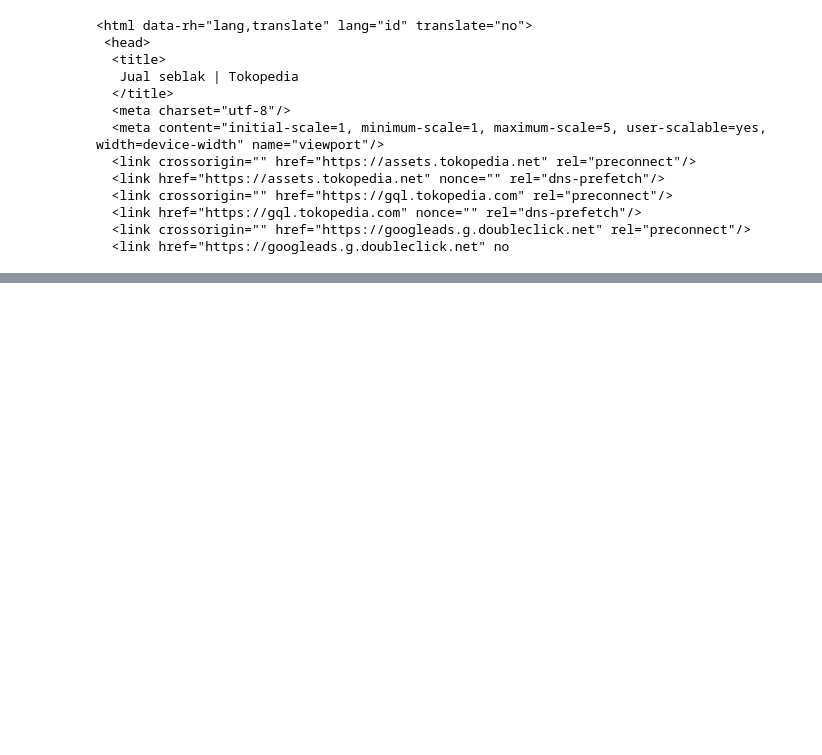
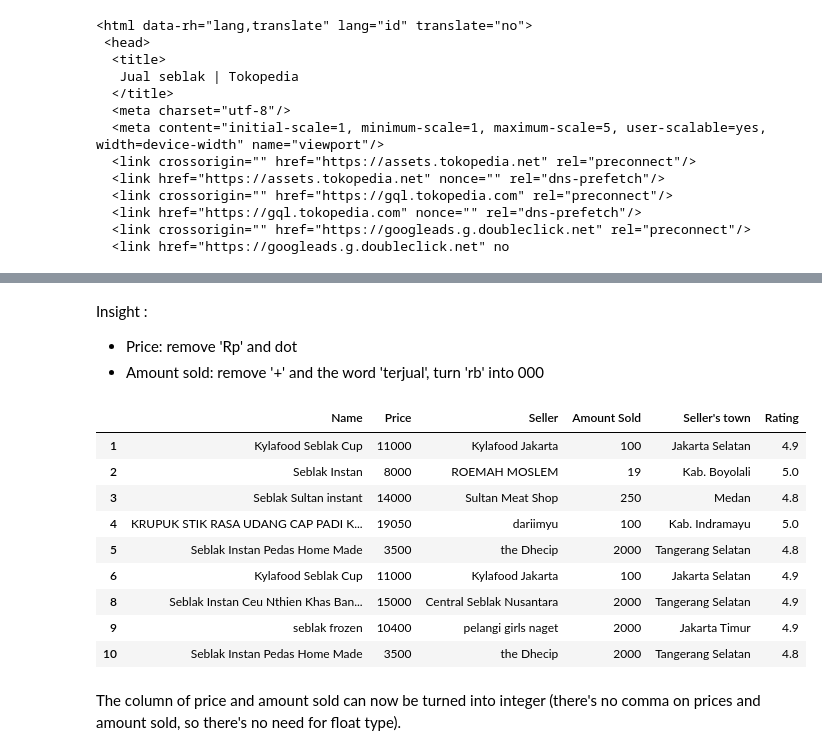
Before and after one commit to AdeWT/AdeWT-Hacktiv8-things, a Jupyter notebook: gc3.ipynb, the cells around one changed output, grey strips where cells are left out. Saved outputs shown, nothing was run; the diff lists cells and outputs as text; code cells hidden in the pictures; blank space fills up the shorter version.

```diff
--- a/gc3.ipynb
+++ b/gc3.ipynb
@@ -139,0 +259,30 @@ seblakDF.to_csv("C:/Users/Lewell/Documents/GitHub/AdeWT-Hacktiv8-things/seblak.c
+# %% [markdown]
+Insight :
+
+- Price: remove 'Rp' and dot
+- Amount sold: remove '+' and the word 'terjual', turn 'rb' into 000
+# %%
+#cleaning price column
+SebDF['Price'] = SebDF['Price'].str.replace('Rp','')
+SebDF['Price'] = SebDF['Price'].str.replace('.','')
+
+#cleaning amount sold column
+SebDF['Amount Sold'] = SebDF['Amount Sold'].str.replace('+','')
+SebDF['Amount Sold'] = SebDF['Amount Sold'].str.replace(' terjual','')
+SebDF['Amount Sold'] = SebDF['Amount Sold'].str.replace('rb', '000')
+
+#to check the change
+SebDF.iloc[1:10]
+# %% [output]
+|  | Name | Price | Seller | Amount Sold | Seller's town | Rating |
+| 1 | Kylafood Seblak Cup | 11000 | Kylafood Jakarta | 100 | Jakarta Selatan | 4.9 |
+| 2 | Seblak Instan | 8000 | ROEMAH MOSLEM | 19 | Kab. Boyolali | 5.0 |
+| 3 | Seblak Sultan instant | 14000 | Sultan Meat Shop | 250 | Medan | 4.8 |
+| 4 | KRUPUK STIK RASA UDANG CAP PADI K... | 19050 | dariimyu | 100 | Kab. Indramayu | 5.0 |
+| 5 | Seblak Instan Pedas Home Made | 3500 | the Dhecip | 2000 | Tangerang Selatan | 4.8 |
+| 6 | Kylafood Seblak Cup | 11000 | Kylafood Jakarta | 100 | Jakarta Selatan | 4.9 |
+| 8 | Seblak Instan Ceu Nthien Khas Ban... | 15000 | Central Seblak Nusantara | 2000 | Tangerang Selatan | 4.9 |
+| 9 | seblak frozen | 10400 | pelangi girls naget | 2000 | Jakarta Timur | 4.9 |
+| 10 | Seblak Instan Pedas Home Made | 3500 | the Dhecip | 2000 | Tangerang Selatan | 4.8 |
+# %% [markdown]
+The column of price and amount sold can now be turned into integer (there's no comma on prices and amount sold, so there's no need for float type).
```
Also changed, not shown: parts of 38 cells of this notebook, 1 other file.
